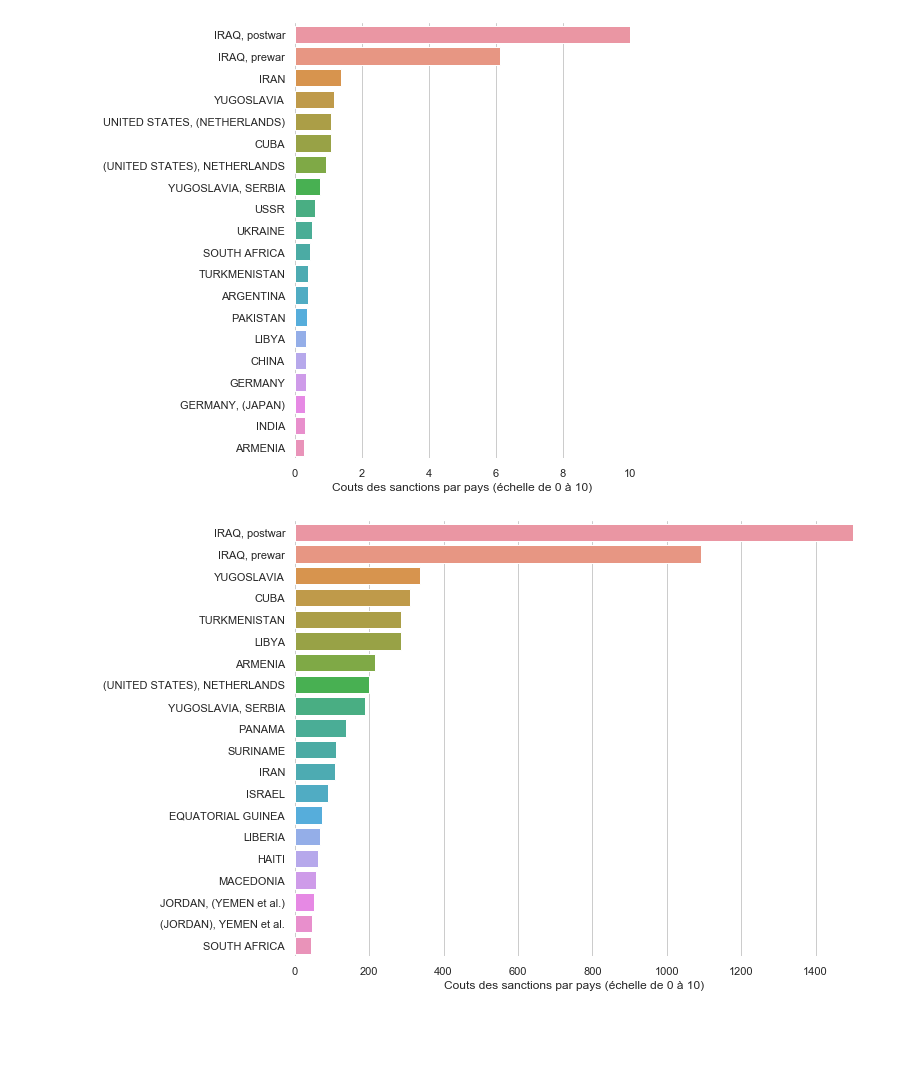
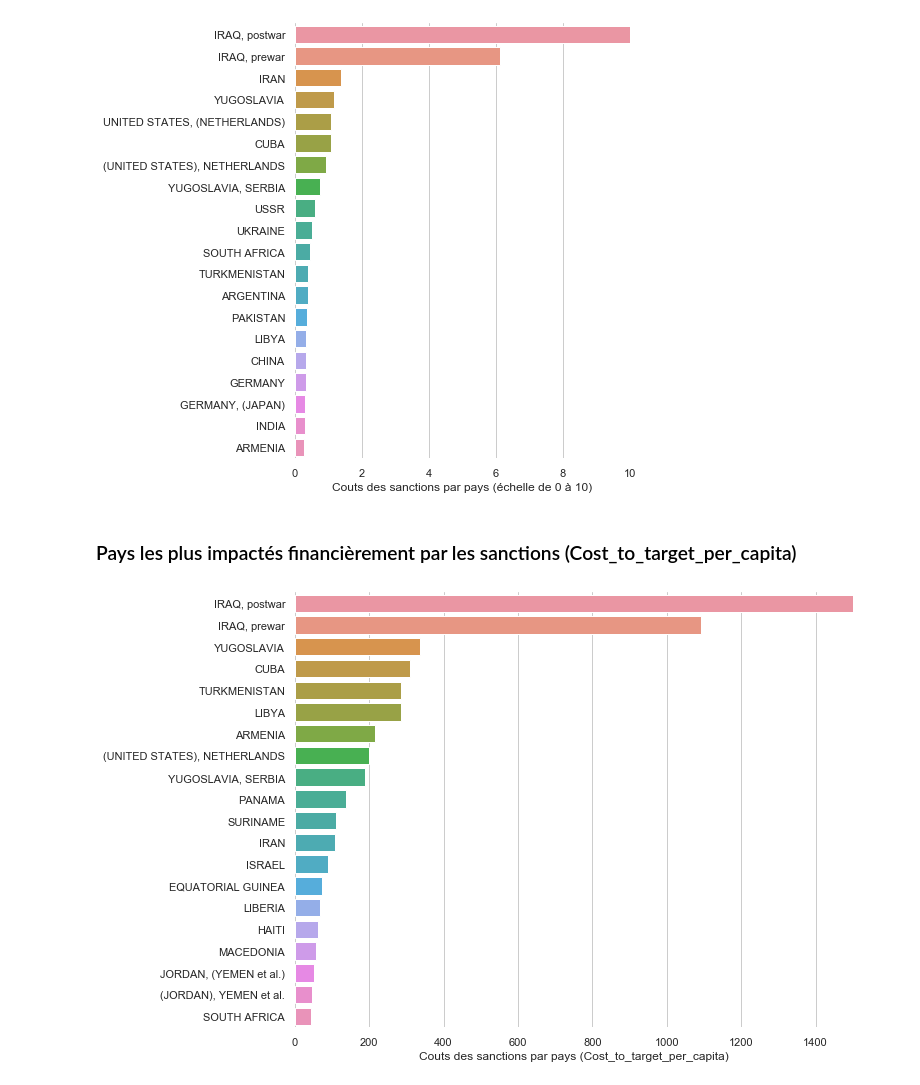
Before and after one commit to Wes2019M/eco_diplomatie, a Jupyter notebook: eco_diplomatie_main.ipynb, the cells around one changed output. Cells and saved outputs as stored; diff of their text form; code cells hidden in the pictures; blank space fills up the shorter version.

```diff
--- a/eco_diplomatie_main.ipynb
+++ b/eco_diplomatie_main.ipynb
@@ -225,19 +225,21 @@ ax.set(xlim=(0, 10), ylabel="", xlabel="Couts des sanctions par pays (échelle d
 sns.despine(left=True, bottom=True)
 # %% [output]
 [figure]
+# %% [markdown]
+### Pays les plus impactés financièrement par les sanctions (Cost_to_target_per_capita)
 # %%
 df_costs_capita = df[['Target', 'Cost_to_target_per_capita']].groupby(['Target']).sum().sort_values(by='Cost_to_target_per_capita', ascending=False)
 # df_costs_capita[:20]
 
 # Initialize the matplotlib figure
 f, ax = plt.subplots(figsize=(10, 8))
 
 # Plot
 sns.set_color_codes("muted")
 sns.barplot(x=df_costs_capita[:20].Cost_to_target_per_capita, y=df_costs_capita[:20].index)
 
 # Add a legend and informative axis label
-ax.set(xlim=(0, 1500), ylabel="", xlabel="Couts des sanctions par pays (échelle de 0 à 10)")
+ax.set(xlim=(0, 1500), ylabel="", xlabel="Couts des sanctions par pays (Cost_to_target_per_capita)")
 sns.despine(left=True, bottom=True)
 # %% [output]
-[figure, old version]
+[figure, new version]
```
